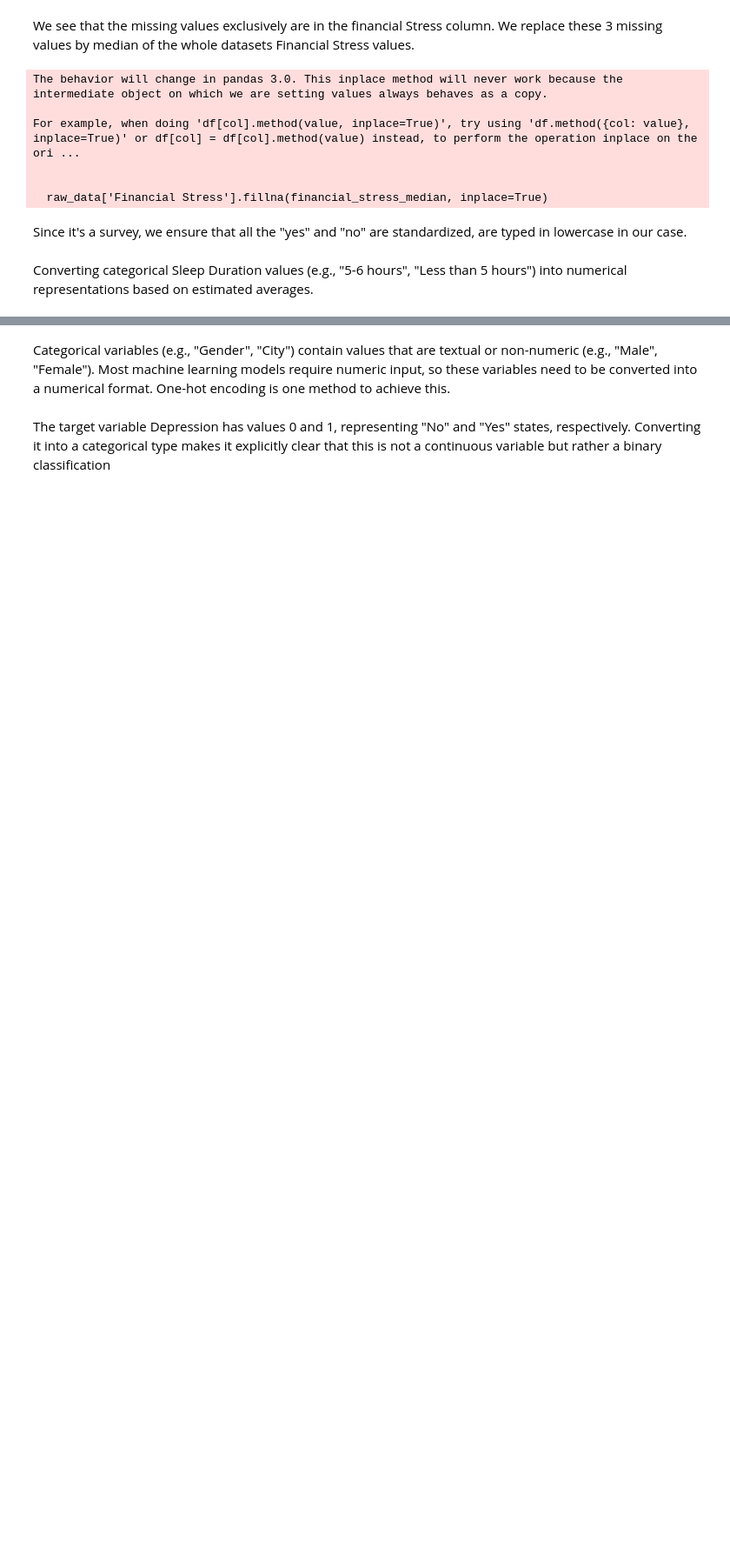
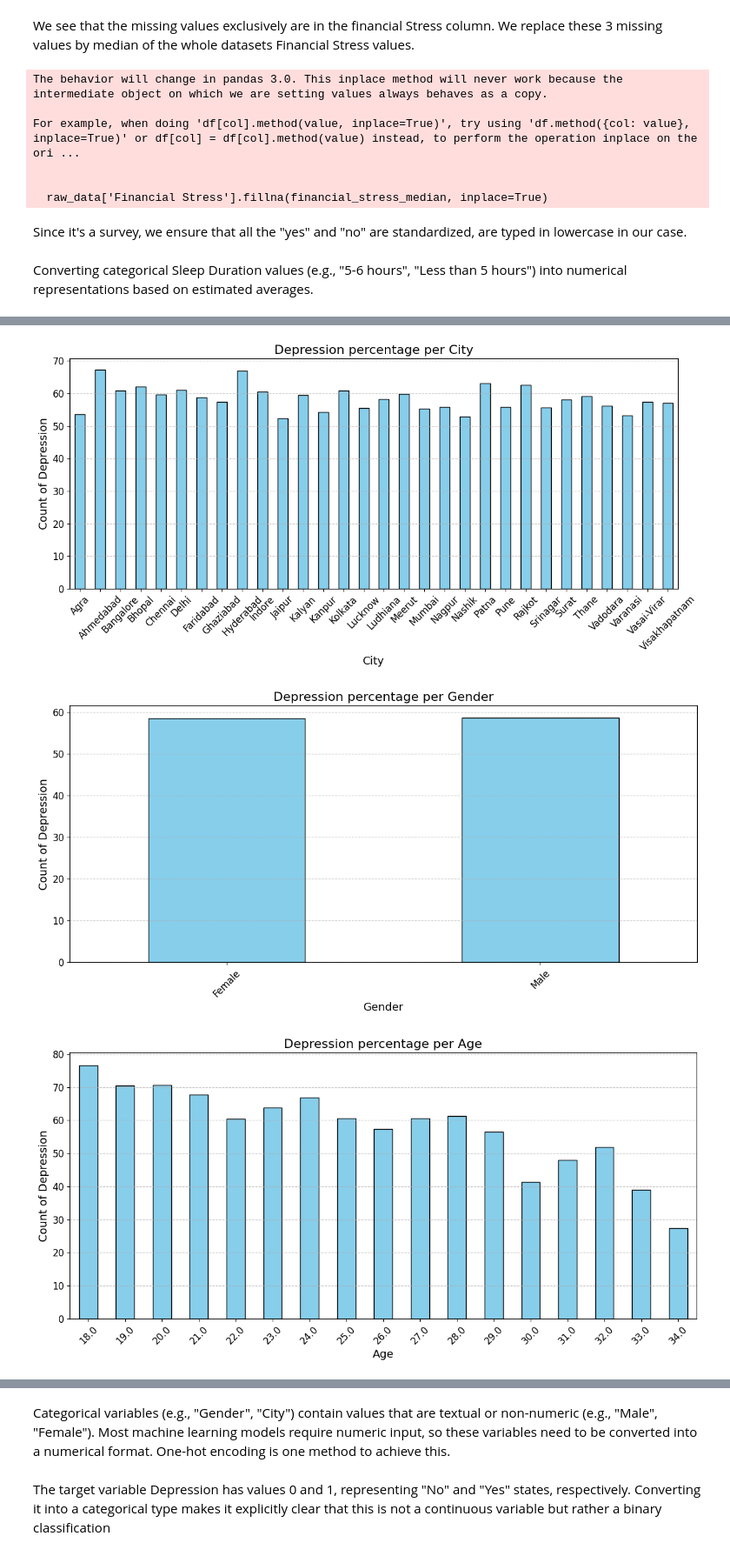
Before and after one commit to NaDub/ML_2024, a Jupyter notebook: Depression_Analysis_V1.ipynb, the cells around one changed output, grey strips where cells are left out. Shown at 87% size. Drawn from its saved outputs; the diff is of its cells as text; code cells hidden in the pictures; blank space fills up the shorter version.

```diff
--- a/Depression_Analysis_V1.ipynb
+++ b/Depression_Analysis_V1.ipynb
@@ -137,0 +160,2 @@ raw_data
+# %%
+under_rep_age = check_count('Age')
@@ -137,0 +180,39 @@ raw_data
+# %%
+City_data = raw_data[~raw_data['City'].isin(unreal_cities)]
+Age_data = raw_data[~raw_data['Age'].isin(under_rep_age)]
+# %%
+def percent_depression(var:str, data:pd.DataFrame):
+    """
+    Function to calculate the percentage of depression based on a specified variable in a DataFrame.
+
+    Args:
+        var (str): The name of the column to analyze in the DataFrame.
+        data (pd.DataFrame): The DataFrame containing the data to analyze.
+
+    Returns:
+        float: The percentage of depression in the specified column.
+    """
+    total = data.groupby(var).count()['Depression']
+    counts = data[data['Depression'] == 1].groupby(var)['Depression'].count()
+    percentage = (counts / total) * 100
+
+    plt.figure(figsize=(12, 6))
+    percentage.plot(kind='bar', color='skyblue', edgecolor='black')
+    plt.title(f"Depression percentage per {var}", fontsize=16)
+    plt.xlabel(f"{var}", fontsize=14)
+    plt.ylabel("Count of Depression", fontsize=14)
+    plt.xticks(rotation=45, fontsize=12)
+    plt.yticks(fontsize=12)
+    plt.grid(axis='y', linestyle='--', alpha=0.7)
+
+    plt.tight_layout()
+    plt.show()
+
+percent_depression('City', data=City_data)
+percent_depression('Gender', data=raw_data)
+percent_depression('Age', data=Age_data)
+percent_depression('Sleep Duration', data=raw_data)
+# %% [output]
+[figure, added]
+[figure, added]
+[figure, added]
```
Also changed, not shown: parts of 20 cells of this notebook, 1 other file.
